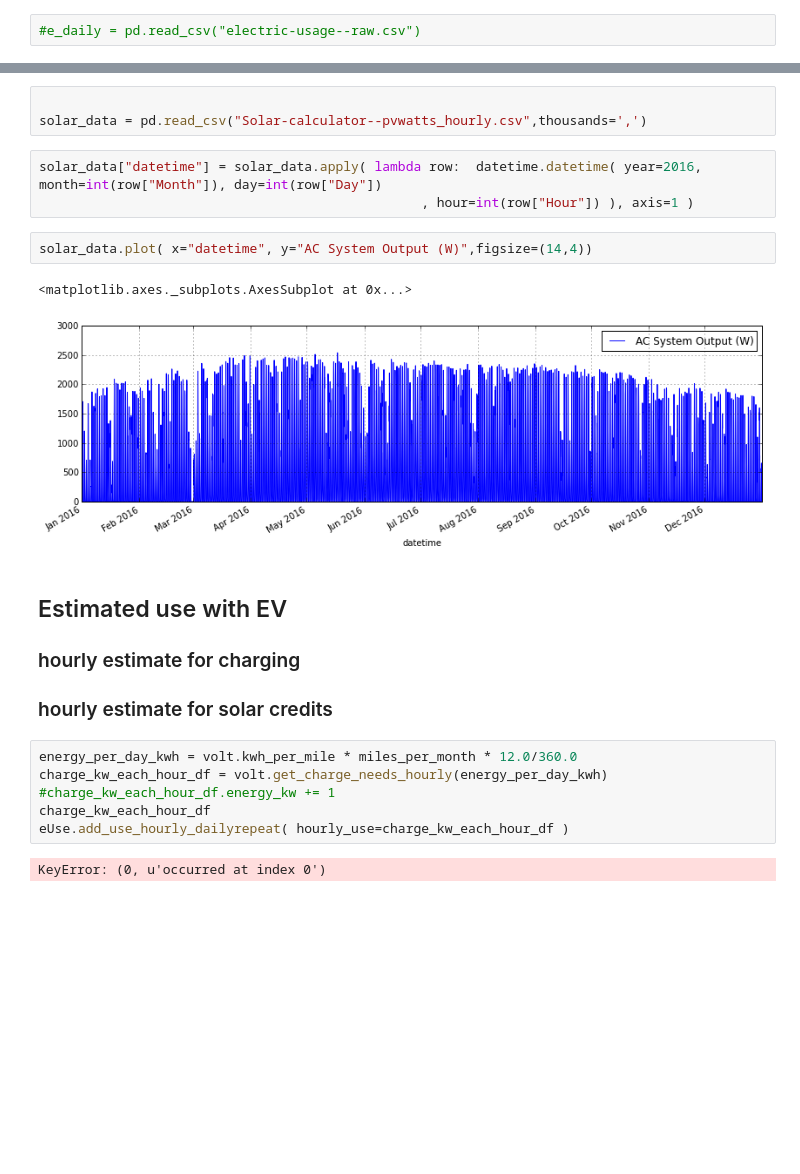
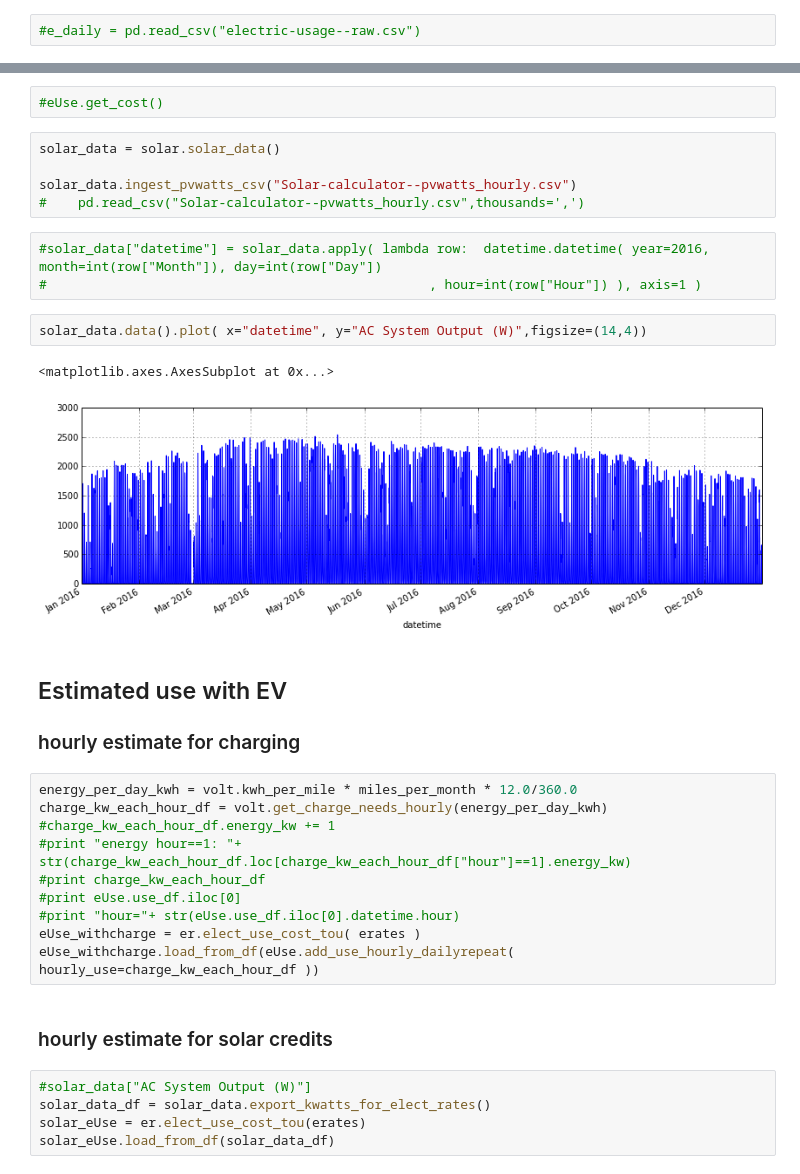
Before and after one commit to dan-1d/ev_solar_models, a Jupyter notebook: Electric vehicle and solar power models.ipynb, the cells around one changed output, grey strips where cells are left out. Drawn from its saved outputs; the diff is of its cells as text; blank space fills up the shorter version.

```diff
--- a/Electric vehicle and solar power models.ipynb
+++ b/Electric vehicle and solar power models.ipynb
@@ -101,25 +64,37 @@ eUse.get_cost()
+# %%
+#eUse.get_cost()
 # %%
+solar_data = solar.solar_data()
 
-solar_data = pd.read_csv("Solar-calculator--pvwatts_hourly.csv",thousands=',')
+solar_data.ingest_pvwatts_csv("Solar-calculator--pvwatts_hourly.csv")
+#    pd.read_csv("Solar-calculator--pvwatts_hourly.csv",thousands=',')
 # %%
-solar_data["datetime"] = solar_data.apply( lambda row:  datetime.datetime( year=2016, month=int(row["Month"]), day=int(row["Day"])
-                                                 , hour=int(row["Hour"]) ), axis=1 )
+#solar_data["datetime"] = solar_data.apply( lambda row:  datetime.datetime( year=2016, month=int(row["Month"]), day=int(row["Day"])
+#                                                 , hour=int(row["Hour"]) ), axis=1 )
 # %%
-solar_data.plot( x="datetime", y="AC System Output (W)",figsize=(14,4))
+solar_data.data().plot( x="datetime", y="AC System Output (W)",figsize=(14,4))
 # %% [output]
-<matplotlib.axes._subplots.AxesSubplot at 0x...>
+<matplotlib.axes.AxesSubplot at 0x...>
-[figure, old version]
+[figure, new version]
 # %% [markdown]
 ## Estimated use with EV
 ### hourly estimate for charging
-### hourly estimate for solar credits
 # %%
 energy_per_day_kwh = volt.kwh_per_mile * miles_per_month * 12.0/360.0
 charge_kw_each_hour_df = volt.get_charge_needs_hourly(energy_per_day_kwh)
 #charge_kw_each_hour_df.energy_kw += 1
-charge_kw_each_hour_df
-eUse.add_use_hourly_dailyrepeat( hourly_use=charge_kw_each_hour_df )
+#print "energy hour==1: "+ str(charge_kw_each_hour_df.loc[charge_kw_each_hour_df["hour"]==1].energy_kw)
+#print charge_kw_each_hour_df
+#print eUse.use_df.iloc[0]
+#print "hour="+ str(eUse.use_df.iloc[0].datetime.hour)
+eUse_withcharge = er.elect_use_cost_tou( erates )
+eUse_withcharge.load_from_df(eUse.add_use_hourly_dailyrepeat( hourly_use=charge_kw_each_hour_df ))
-# %% [output]
-KeyError: (0, u'occurred at index 0')
+# %% [markdown]
+### hourly estimate for solar credits
+# %%
+#solar_data["AC System Output (W)"]
+solar_data_df = solar_data.export_kwatts_for_elect_rates()
+solar_eUse = er.elect_use_cost_tou(erates)
+solar_eUse.load_from_df(solar_data_df)
 # %% [markdown]
 ## do a per-hour difference of cost vs. generation
```
Also changed, not shown: parts of 11 cells of this notebook, 2 other files.
